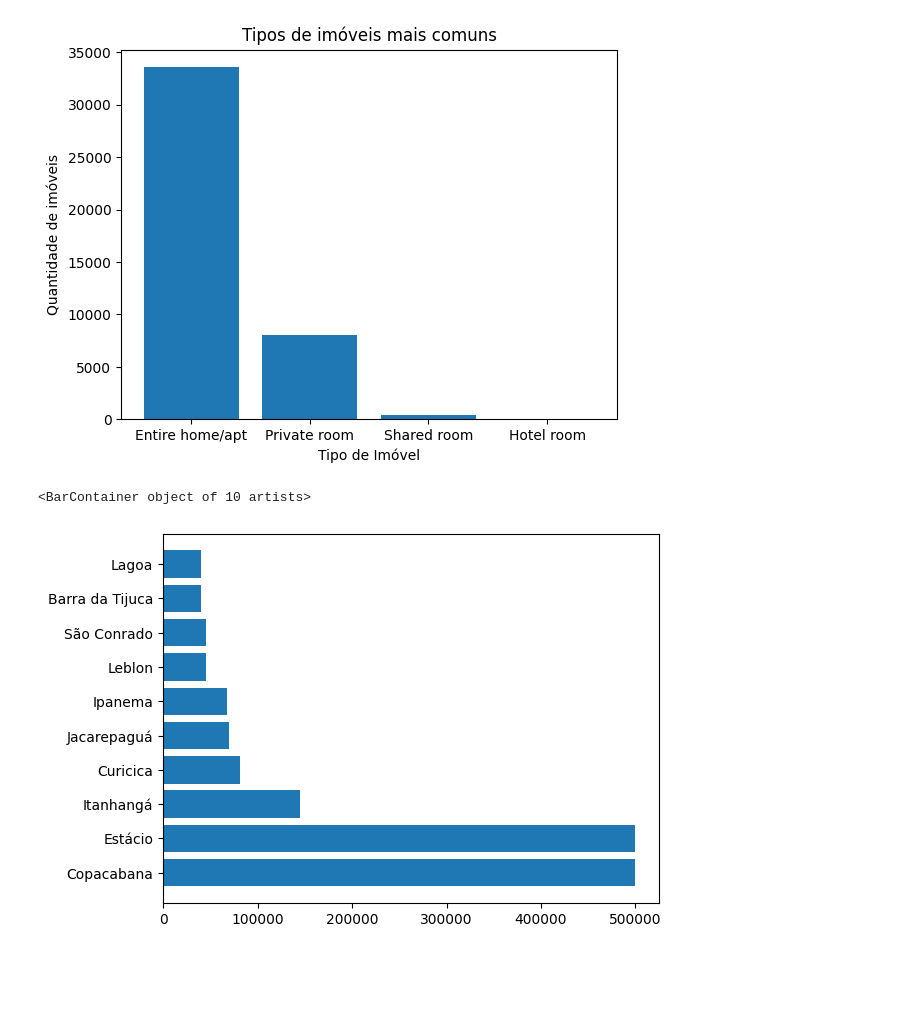
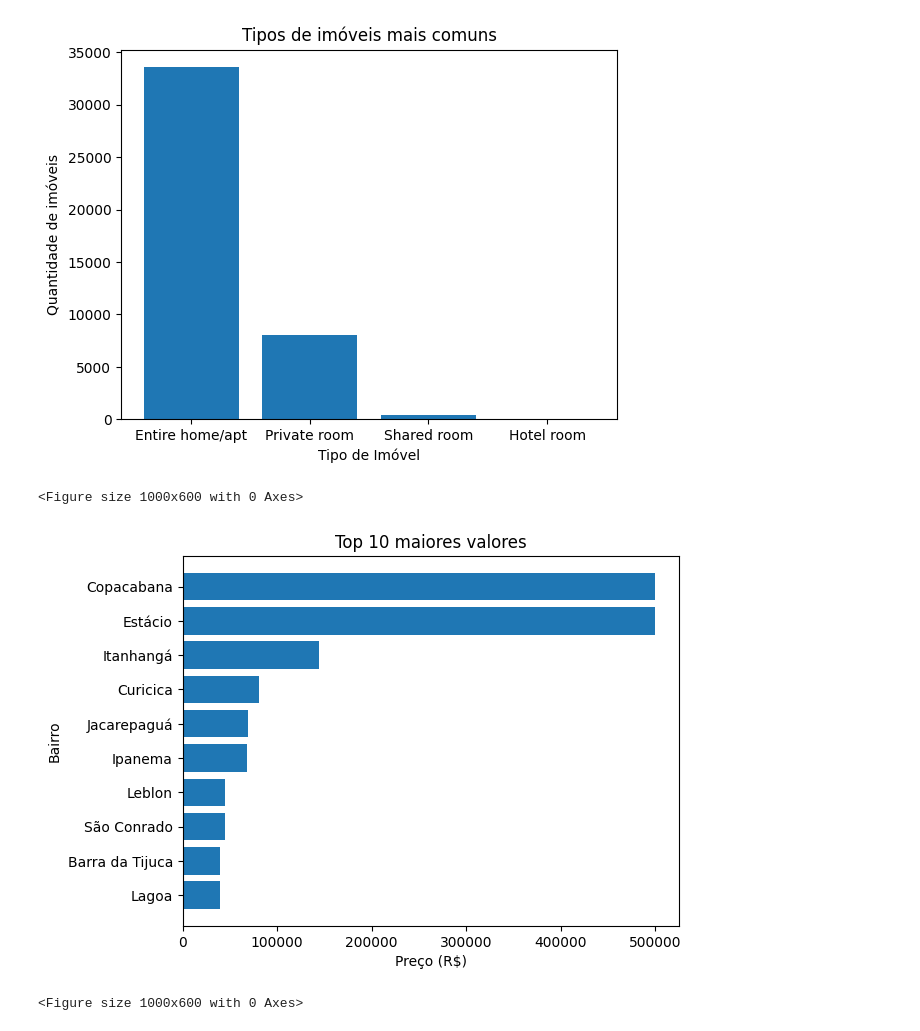
Before and after one commit to jailtonmonteiro/analise-airbnb, a Jupyter notebook: notebooks/1-limpeza-tratamento.ipynb, the cells around one changed output. Cells and saved outputs as stored; diff of their text form; code cells hidden in the pictures; blank space fills up the shorter version.

```diff
--- a/notebooks/1-limpeza-tratamento.ipynb
+++ b/notebooks/1-limpeza-tratamento.ipynb
@@ -176,8 +176,14 @@ plt.ylabel('Quantidade de imóveis')
 Text(0, 0.5, 'Quantidade de imóveis')
 [figure]
 # %%
-MaiorPreco = df.sort_values(by='price', ascending=False).drop_duplicates(subset=['neighbourhood']).head(10)
+MaiorPreco = df.sort_values(by='price', ascending=False).drop_duplicates(subset=['neighbourhood'], keep='first').head(10)
+MaiorPreco = MaiorPreco.iloc[::-1]
 plt.barh(y=MaiorPreco['neighbourhood'], width=MaiorPreco['price'])
+plt.title('Top 10 maiores valores')
+plt.ylabel('Bairro')
+plt.xlabel('Preço (R$)')
+plt.figure(figsize=(10, 6))
 # %% [output]
-<BarContainer object of 10 artists>
+<Figure size 1000x600 with 0 Axes>
-[figure, old version]
+[figure, new version]
+<Figure size 1000x600 with 0 Axes>
```
Also changed, not shown: parts of 4 cells of this notebook, 2 other files.
